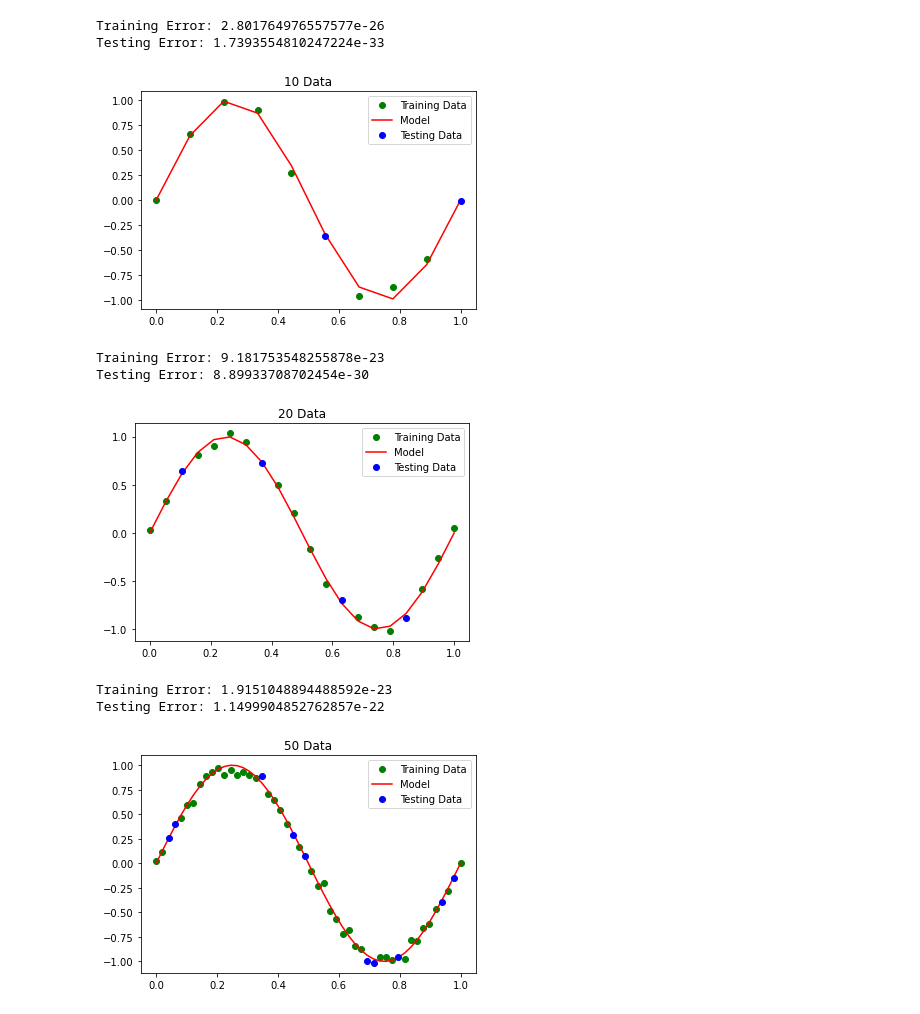
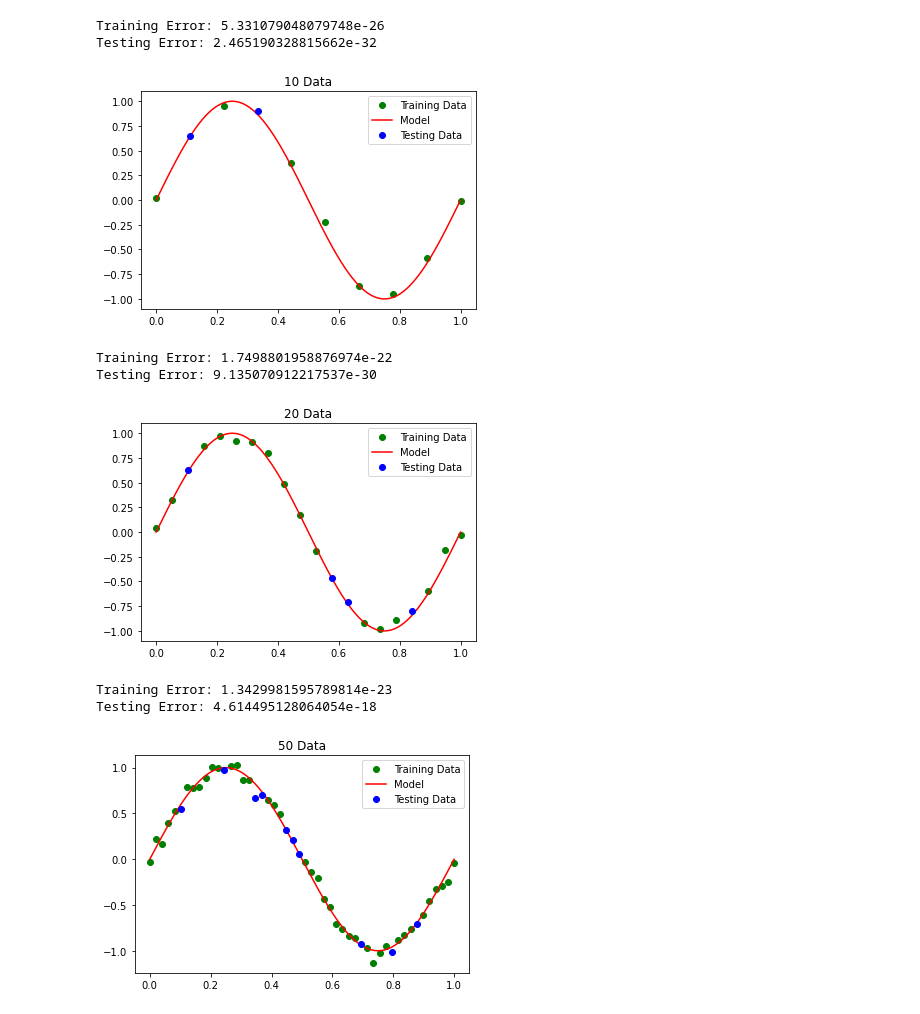
Before and after one commit to azehrakaynak/FIZ437E, a Jupyter notebook: HW1.ipynb, the cells around one changed output. Drawn from its saved outputs; the diff is of its cells as text; code cells hidden in the pictures.

```diff
--- a/HW1.ipynb
+++ b/HW1.ipynb
@@ -64,10 +64,10 @@ Testing Error: 9.860761315262648e-32
 # %%
 M = 10 #degree of polynomial
 
-data = 10
+data = 1000
 model = np.linspace(0,1,num=data)
-train_data = np.linspace(0,1,num=data)
-test_data = np.linspace(0,1,num=data)
+train_data = np.linspace(0,1,num=10)
+test_data = np.linspace(0,1,num=10)
 
 X_train, X_test, Y_train, Y_test = train_test_split(train_data, test_data, test_size = 0.20)
 
@@ -116,16 +116,16 @@ print("Training Error:",L_2)  # Training Error
 L_2_test = 0.5*(np.sum(y_test-test_model)**2)
 print("Testing Error:",L_2_test)  # Testing Error
 # %% [output]
-Training Error: 2.801764976557577e-26
-Testing Error: 1.7393554810247224e-33
+Training Error: 5.331079048079748e-26
+Testing Error: 2.465190328815662e-32
-[figure, old version]
+[figure, new version]
 # %%
 M = 10 #degree of polynomial
 
-data = 20
+data = 1000
 model = np.linspace(0,1,num=data)
-train_data = np.linspace(0,1,num=data)
-test_data = np.linspace(0,1,num=data)
+train_data = np.linspace(0,1,num=20)
+test_data = np.linspace(0,1,num=20)
 
 X_train, X_test, Y_train, Y_test = train_test_split(train_data, test_data, test_size = 0.20)
 
@@ -174,16 +174,16 @@ print("Training Error:",L_2)  # Training Error
 L_2_test = 0.5*(np.sum(y_test-test_model)**2)
 print("Testing Error:",L_2_test)  # Testing Error
 # %% [output]
-Training Error: 9.181753548255878e-23
-Testing Error: 8.89933708702454e-30
+Training Error: 1.7498801958876974e-22
+Testing Error: 9.135070912217537e-30
-[figure, old version]
+[figure, new version]
 # %%
 M = 10 #degree of polynomial
 
-data = 50
+data = 1000
 model = np.linspace(0,1,num=data)
-train_data = np.linspace(0,1,num=data)
-test_data = np.linspace(0,1,num=data)
+train_data = np.linspace(0,1,num=50)
+test_data = np.linspace(0,1,num=50)
 
 X_train, X_test, Y_train, Y_test = train_test_split(train_data, test_data, test_size = 0.20)
 
@@ -205,36 +205,36 @@ p = np.polyfit(model,f1_model,M)
 train_over_fitting =np.polyfit(X_train, train_model,M)
 test_over_fitting  =np.polyfit(X_test, test_model,M)
 
 
 #create polynomial in numpy = np.poly1d
 model_polynomial =np.poly1d(p)
 train_polynomial =np.poly1d(train_over_fitting)
 test_polynomial =np.poly1d(test_over_fitting)
 
 #outputs
 model_final = model_polynomial(model)
 y_train =  train_polynomial(Y_train)
 y_test = test_polynomial(Y_test)
 
 
 #show in graphıcs
 plt.figure
 plt.title("50 Data")
 plt.plot(X_train,train_model,'go',model,model_final,'r-')
 plt.plot(X_test,test_model,'bo')
 plt.legend(('Training Data','Model','Testing Data'))
 
 # MSE Loss Function
 L_2 = 0.5*(np.sum(y_train-train_model)**2)
 print("Training Error:",L_2)  # Training Error
 
 # MSE Loss Function
 L_2_test = 0.5*(np.sum(y_test-test_model)**2)
 print("Testing Error:",L_2_test)  # Testing Error
 # %% [output]
-Training Error: 1.9151048894488592e-23
-Testing Error: 1.1499904852762857e-22
+Training Error: 1.3429981595789814e-23
+Testing Error: 4.614495128064054e-18
-[figure, old version]
+[figure, new version]
 # %%
 M = 10 #degree of polynomial
 
```
Also changed, not shown: parts of 3 cells of this notebook.
